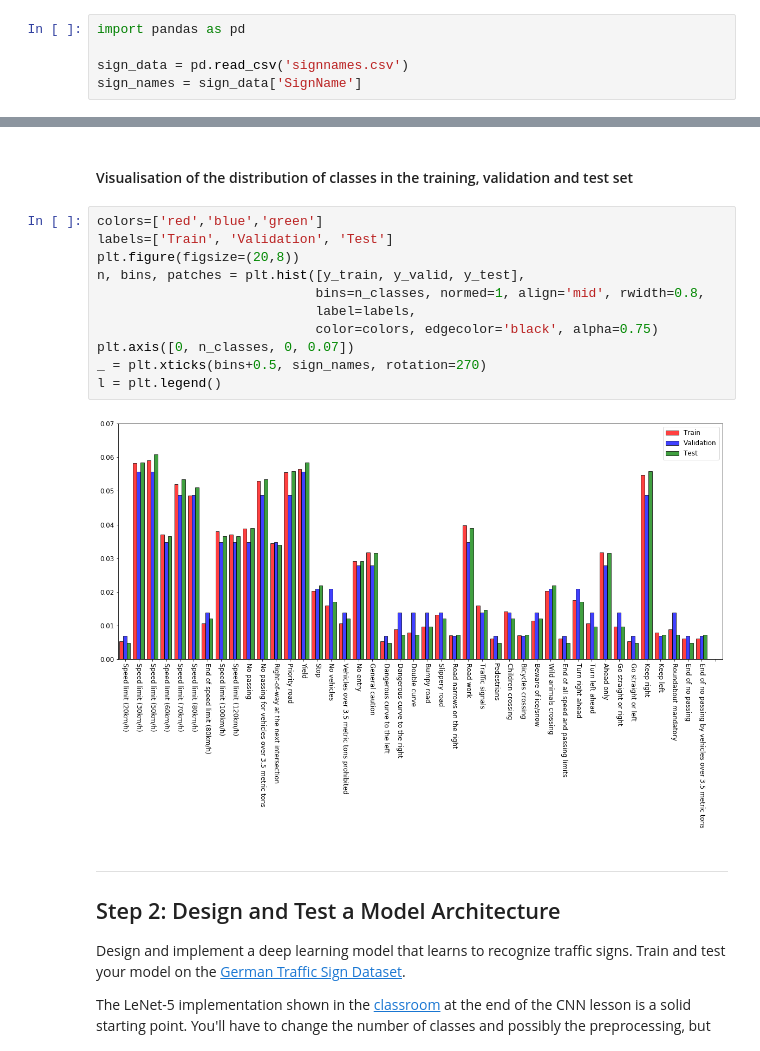
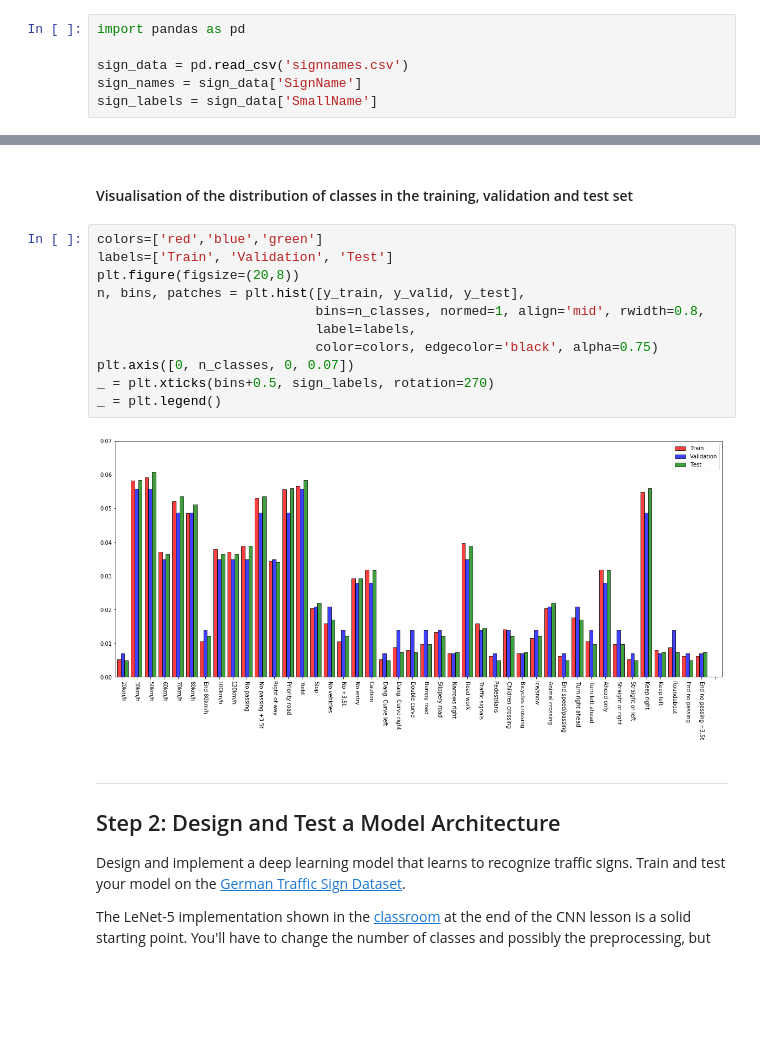
Before and after one commit to JohanSmet/udacity_carnd, a Jupyter notebook: Traffic_Sign_Classifier.ipynb, the cells around one changed output, grey strips where cells are left out. Drawn from its saved outputs; the diff is of its cells as text; blank space fills up the shorter version.

Commit message:
Finish optional assignments (+general cleanup of graphs)

```diff
--- a/Traffic_Sign_Classifier.ipynb
+++ b/Traffic_Sign_Classifier.ipynb
@@ -97,6 +97,7 @@ import pandas as pd
 
 sign_data = pd.read_csv('signnames.csv')
 sign_names = sign_data['SignName']
+sign_labels = sign_data['SmallName']
 # %% [markdown]
 #### Sample images
 # %%
@@ -119,16 +120,16 @@ plt.subplots_adjust(wspace=0, hspace=0)
 # %%
 colors=['red','blue','green']
 labels=['Train', 'Validation', 'Test']
 plt.figure(figsize=(20,8))
 n, bins, patches = plt.hist([y_train, y_valid, y_test],
                             bins=n_classes, normed=1, align='mid', rwidth=0.8,
                             label=labels,
                             color=colors, edgecolor='black', alpha=0.75)
 plt.axis([0, n_classes, 0, 0.07])
-_ = plt.xticks(bins+0.5, sign_names, rotation=270)
-l = plt.legend()
+_ = plt.xticks(bins+0.5, sign_labels, rotation=270)
+_ = plt.legend()
 # %% [output]
-[figure, old version]
+[figure, new version]
 # %% [markdown]
 ----
 
```
Also changed, not shown: parts of 7 cells of this notebook, 2 other files.
